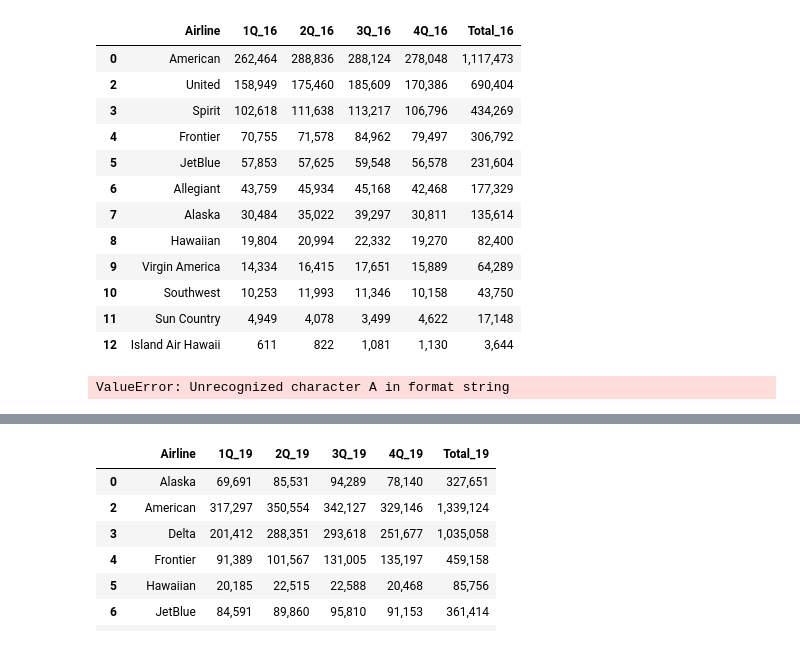
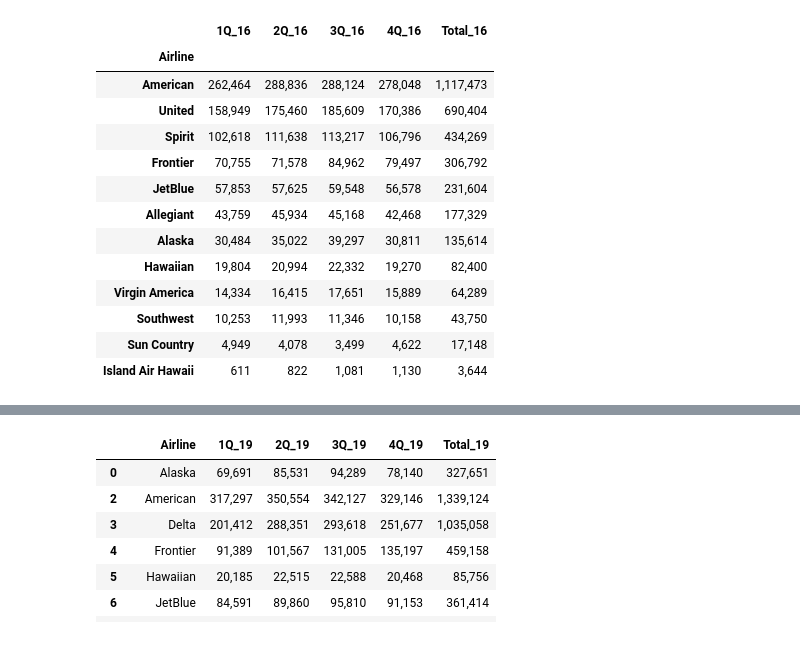
Before and after one commit to marcum531/Project1, a Jupyter notebook: Baggage_Fees.ipynb, the cells around one changed output, grey strips where cells are left out. Cells and saved outputs as stored; diff of their text form; code cells hidden in the pictures.

```diff
--- a/Baggage_Fees.ipynb
+++ b/Baggage_Fees.ipynb
@@ -12,21 +13,23 @@ fees_2019 = 'baggage_csv_files/2019_baggage.csv'
 # %%
 fees16_df = pd.read_csv(fees_2016)
 fees17_df = pd.read_csv(fees_2017)
 fees18_df = pd.read_csv(fees_2018)
 fees19_df = pd.read_csv(fees_2019)
 fees16_dfa = fees16_df.drop([13,1])
-fees16_dfa
+fees16_dfb = fees16_dfa.set_index("Airline")
+fees16_dfb
 # %% [output]
-|  | Airline | 1Q_16 | 2Q_16 | 3Q_16 | 4Q_16 | Total_16 |
-| 0 | American | 262,464 | 288,836 | 288,124 | 278,048 | 1,117,473 |
-| 2 | United | 158,949 | 175,460 | 185,609 | 170,386 | 690,404 |
-| 3 | Spirit | 102,618 | 111,638 | 113,217 | 106,796 | 434,269 |
-| 4 | Frontier | 70,755 | 71,578 | 84,962 | 79,497 | 306,792 |
-| 5 | JetBlue | 57,853 | 57,625 | 59,548 | 56,578 | 231,604 |
-| 6 | Allegiant | 43,759 | 45,934 | 45,168 | 42,468 | 177,329 |
-| 7 | Alaska | 30,484 | 35,022 | 39,297 | 30,811 | 135,614 |
-| 8 | Hawaiian | 19,804 | 20,994 | 22,332 | 19,270 | 82,400 |
-| 9 | Virgin America | 14,334 | 16,415 | 17,651 | 15,889 | 64,289 |
-| 10 | Southwest | 10,253 | 11,993 | 11,346 | 10,158 | 43,750 |
-| 11 | Sun Country | 4,949 | 4,078 | 3,499 | 4,622 | 17,148 |
-| 12 | Island Air Hawaii | 611 | 822 | 1,081 | 1,130 | 3,644 |
+|  | 1Q_16 | 2Q_16 | 3Q_16 | 4Q_16 | Total_16 |
+| Airline |  |  |  |  |  |
+| American | 262,464 | 288,836 | 288,124 | 278,048 | 1,117,473 |
+| United | 158,949 | 175,460 | 185,609 | 170,386 | 690,404 |
+| Spirit | 102,618 | 111,638 | 113,217 | 106,796 | 434,269 |
+| Frontier | 70,755 | 71,578 | 84,962 | 79,497 | 306,792 |
+| JetBlue | 57,853 | 57,625 | 59,548 | 56,578 | 231,604 |
+| Allegiant | 43,759 | 45,934 | 45,168 | 42,468 | 177,329 |
+| Alaska | 30,484 | 35,022 | 39,297 | 30,811 | 135,614 |
+| Hawaiian | 19,804 | 20,994 | 22,332 | 19,270 | 82,400 |
+| Virgin America | 14,334 | 16,415 | 17,651 | 15,889 | 64,289 |
+| Southwest | 10,253 | 11,993 | 11,346 | 10,158 | 43,750 |
+| Sun Country | 4,949 | 4,078 | 3,499 | 4,622 | 17,148 |
+| Island Air Hawaii | 611 | 822 | 1,081 | 1,130 | 3,644 |
@@ -35,29 +35,0 @@ x_axis = ['Q1', 'Q2', 'Q3', 'Q4']
-# %%
-x_axis = ['Q1', 'Q2', 'Q3', 'Q4']
-
-ax.set_prop_cycle(color=[
-     '#1f77b4', '#aec7e8', '#ff7f0e', '#ffbb78', '#2ca02c', '#98df8a',
-    '#d62728', '#ff9896', '#9467bd', '#c5b0d5', '#8c564b'])
-
-ax.get_xaxis().tick_bottom()
-ax.get_yaxis().tick_left()
-ax.set_ylim(0, 300000)
-ax.set_yticks(range(0, 300000, 5000))
-
-airlines = ['American', 'United', 'Spirit', 'Frontier', 'JetBlue', 'Allegiant',
-           'Alaska', 'Hawaiian', 'Virgin American', 'Southwest', 'Sun Country', 'Island Air Hawaii']
-
-for column in airlines:
-    air_name = column.replace('\n', '_').replace(' ', '_')
-    line = ax.plot(x_axis, air_name, data=fees16_dfa, lw=2.5)
-
-    y_pos = fees16_dfa[air_name][-1]-0.5
-
-    ax.text(x_axis, y_pos, column, fontsize=14, color=line.get_color())
-
-plt.title('Baggage Fees 2016')
-plt.xlabel("Airline")
-plt.ylabel("Fees ($)")
-plt.show()
-# %% [output]
-ValueError: Unrecognized character A in format string
```
Also changed, not shown: parts of 18 cells of this notebook, 7 other files.
